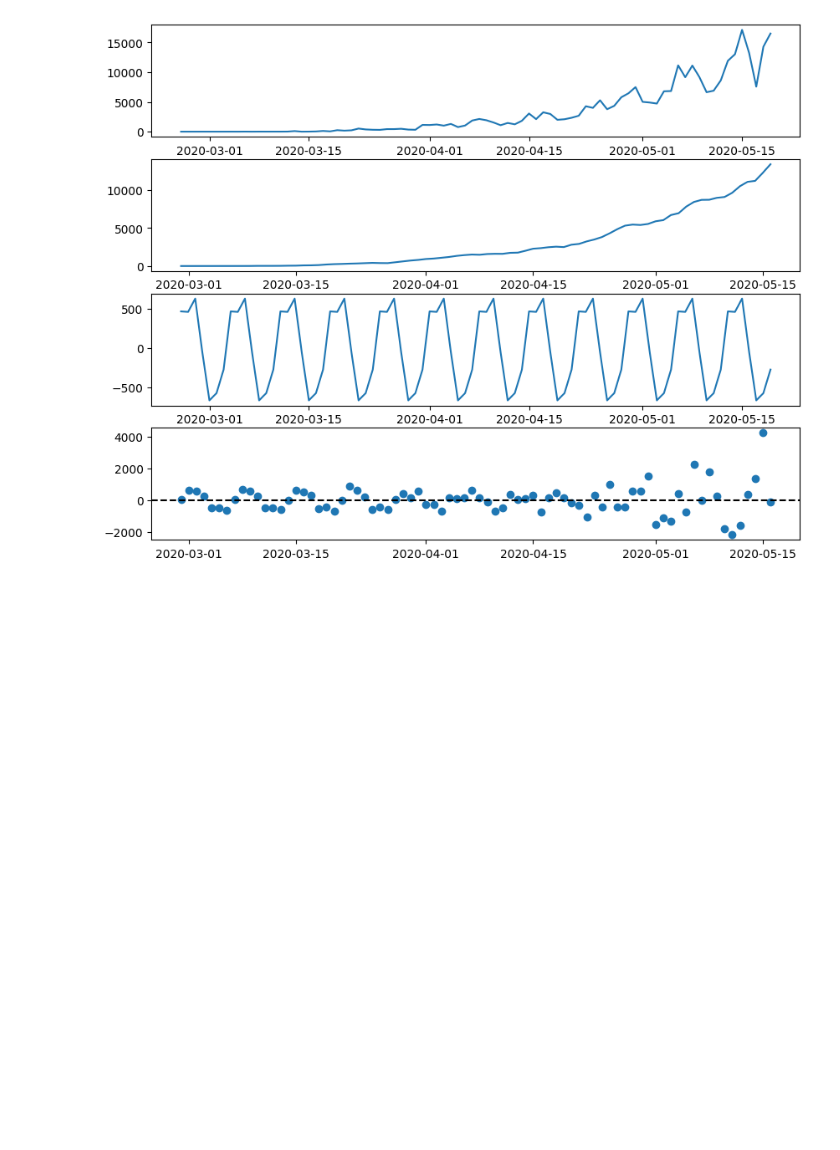
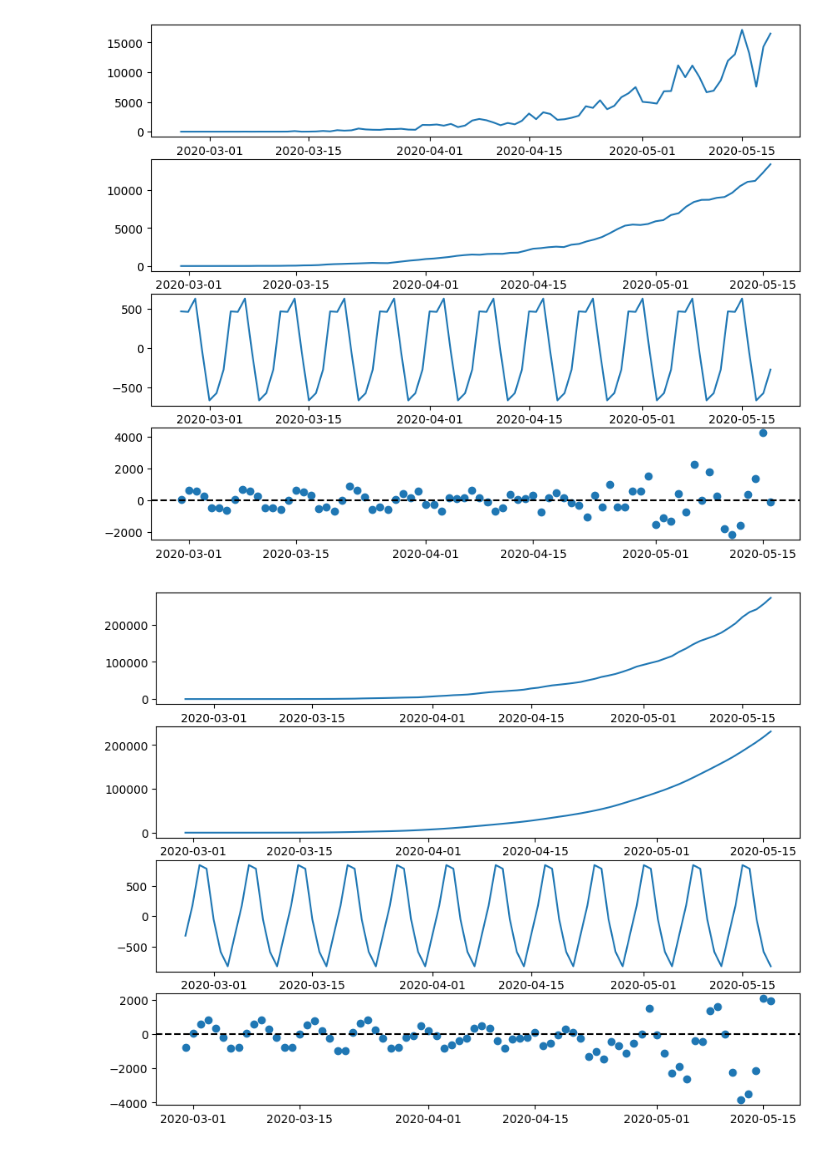
Before and after one commit to W1ndeck/Bootcamp-Unimed-BH, a Jupyter notebook: Analise de dados e previsão de crescimento do covid/previsão_covid19.ipynb, the cells around one changed output. Saved outputs shown, nothing was run; the diff lists cells and outputs as text; code cells hidden in the pictures; blank space fills up the shorter version.

```diff
--- a/Analise de dados e previsão de crescimento do covid/previsão_covid19.ipynb
+++ b/Analise de dados e previsão de crescimento do covid/previsão_covid19.ipynb
@@ -219,3 +219,18 @@ ax4.axhline(0, linestyle='dashed', c='black')
 plt.show()
 # %% [output]
 [figure]
+# %%
+confirmados = dfb.confirmed
+confirmados.index = dfb.observationdate
+
+res2 = seasonal_decompose(confirmados)
+
+fig, (ax1,ax2,ax3, ax4) = plt.subplots(4, 1,figsize=(10,8))
+ax1.plot(res2.observed)
+ax2.plot(res2.trend)
+ax3.plot(res2.seasonal)
+ax4.scatter(confirmados.index, res2.resid)
+ax4.axhline(0, linestyle='dashed', c='black')
+plt.show()
+# %% [output]
+[figure, added]
```
Also changed, not shown: parts of 3 cells of this notebook.
